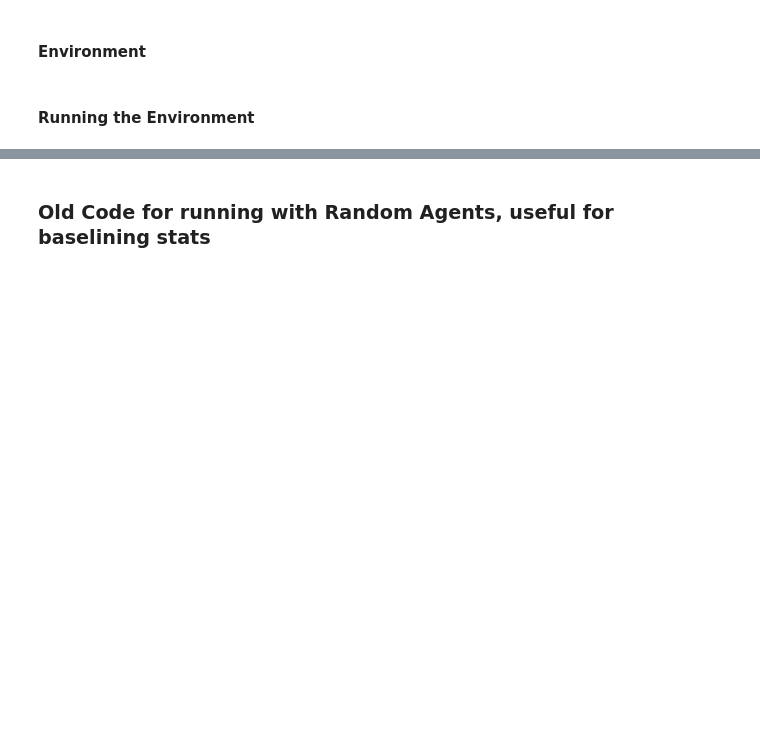
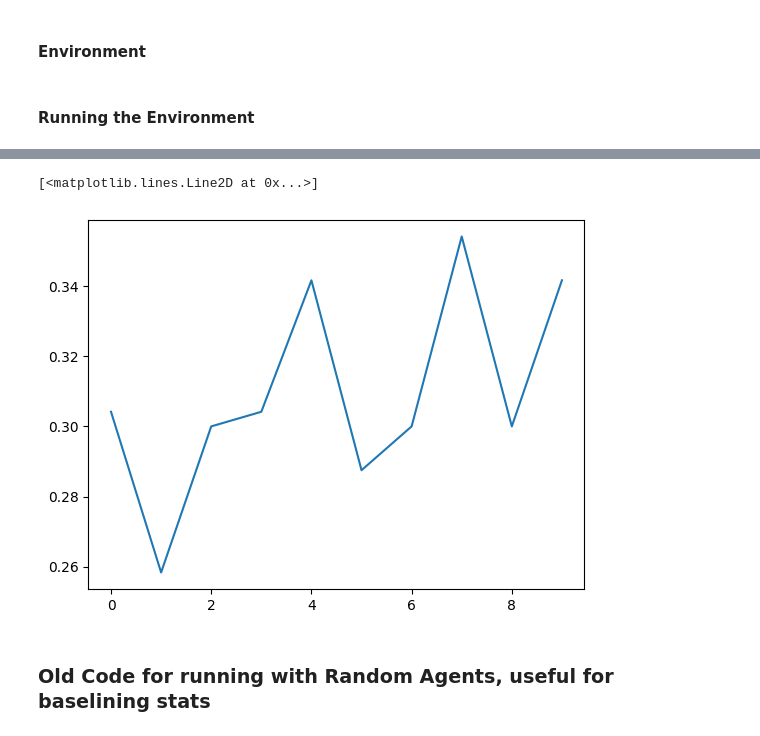
Before and after one commit to RyanKruk/PokerBot, a Jupyter notebook: poker.ipynb, the cells around one changed output, grey strips where cells are left out. Cells and saved outputs as stored; diff of their text form; code cells hidden in the pictures; blank space fills up the shorter version.

```diff
--- a/poker.ipynb
+++ b/poker.ipynb
@@ -457,3 +477,11 @@ for b in tqdm(range(agent_config['B']), desc=f'Poker Batches of {agent_config["N
+# %%
+average_games_won = []
+for i in range(0, len(games_won), 240):
+    average_games_won.append(np.mean(games_won[i:i+240]))
+plt.plot(average_games_won)
+# %% [output]
+[<matplotlib.lines.Line2D at 0x...>]
+[figure, added]
 # %% [markdown]
 ### Old Code for running with Random Agents, useful for baselining stats
 # %%
```
Also changed, not shown: parts of 11 cells of this notebook, 6 other files.
